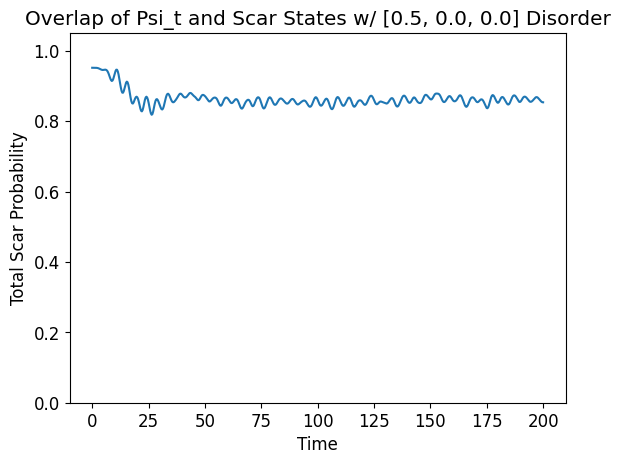
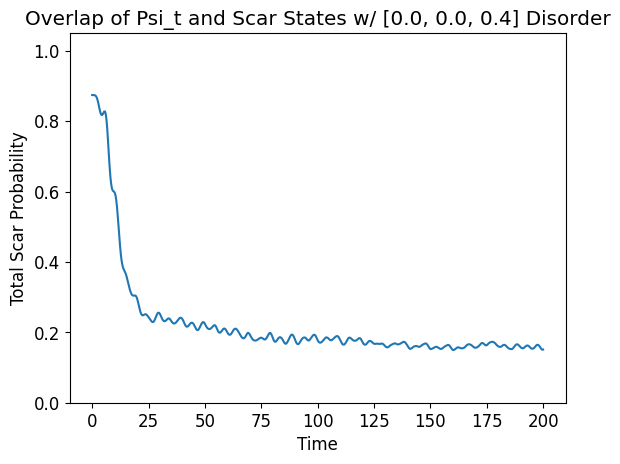
Code edit (unified diff) that turned the first committed figure into the second:
--- before
+++ after
@@ -1,40 +1,16 @@
-N = 4
+N = 10
 wd = 0.6365091993031289
 wm = 1.0
 tlist = np.linspace(0, 200, 600)
 args = {"A": 0.1, "omega": wd}
-reals = 200
+reals = 50
 
-dx = 0.0
+dx = 0.4
 dy = 0.0
-dz = 0.5
+dz = 0.0
 
 H0, eigenvalues, eigenstates, psi0, basisList = get_scar_ham(N)
 
-scarIndices, scarStates = giveMeScarOverlap(N, psi0, tlist, plot_scars=False, disorder=[dz, dy, dx], reals=reals, args=args)
-print(scarIndices)
+scarIndices, scarStates = giveMeScarOverlap(N, psi0, tlist, disorder=[dz, dy, dx], reals=reals, args=args)
 
-# plt.figure(figsize=(15, 10))
-
-N = 8
-H0, eigenvalues, eigenstates, psi0, basisList = get_scar_ham(N)
-scarIndices, scarStates = giveMeScarOverlap(N, psi0, tlist, plot_scars=False, disorder=[dz, dy, dx], reals=reals, args=args)
-print(scarIndices)
-
-eigenvalues = H0.eigenenergies()
-xlist = np.linspace(0, len(eigenvalues), len(eigenvalues))
-plt.plot(xlist, eigenvalues, ".", ms=12)
-
-slist = []
-scarVals = []
-for i in scarIndices:
-    slist.append(xlist[i])
-    scarVals.append(eigenvalues[i])
-
-plt.plot(slist, scarVals, ".", ms=12)
-plt.grid(True)
-plt.xlabel("Eigenvalue")
-plt.ylabel("Energy")
-plt.grid(True, alpha=0.4)
-plt.title(f"Energies of Eigenvalues N={N}")
-plt.show()
+vn_plot = plot_scar_vn_entrop(N, wd, tlist=tlist, disorder=[dz, dy, dx], reals=reals)

Commit: added too many features to count